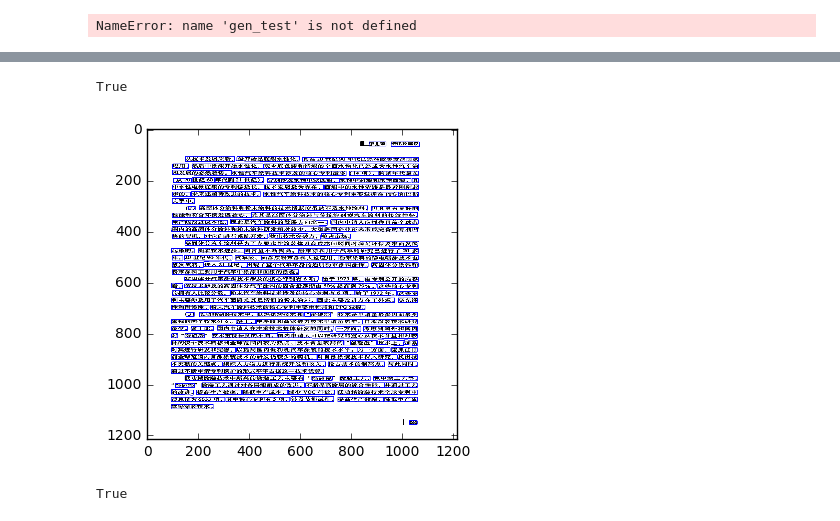
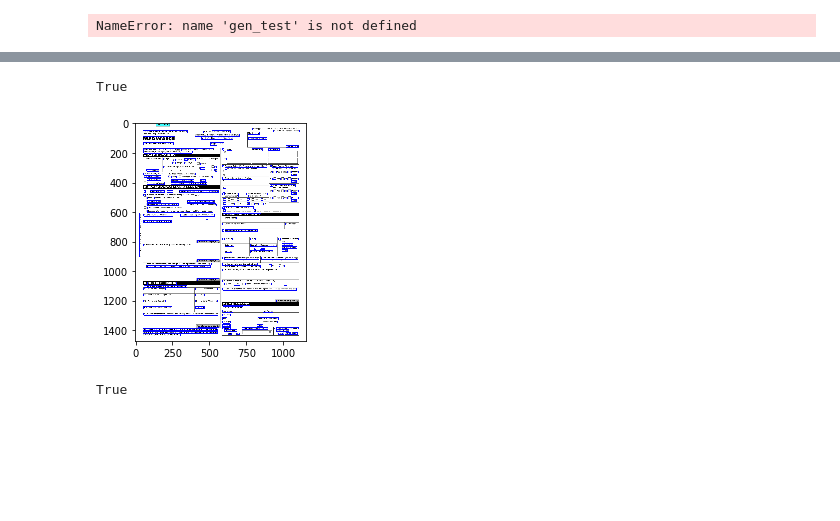
Before and after one commit to xiaomaxiao/PSENET, a Jupyter notebook: psenet_train_BLINEAR.ipynb, the cells around one changed output, grey strips where cells are left out. Saved outputs shown, nothing was run; the diff lists cells and outputs as text; code cells hidden in the pictures; blank space fills up the shorter version.

```diff
--- a/psenet_train_BLINEAR.ipynb
+++ b/psenet_train_BLINEAR.ipynb
@@ -286,10 +286,9 @@ with tqdm.tqdm(total = len(imagesfile)) as bar:
                 save_MTWI_2108_resault(os.path.join(dir,base_name+'.txt'),np.array(rects)*2,scalex ,scaley)
 # %%
 
-MAX_LEN = 1240
+MAX_LEN = 1500
 #images = cv2.imread('E:\psenet-MTWI\document\mtwi_2018_task2_test\icpr_mtwi_task2\image_test\TB107c7ejgy_uJjSZJnCczuOXXa.jpg')
-images = cv2.imread(r'2019_05_05_17_45_06_268.png')
-h,w = images.shape[0:2]
+images = cv2.imread('./r1.png')
 h,w = images.shape[0:2]
 
 
@@ -404,10 +387,10 @@ array([[[255, 255, 255],
         [255, 255, 255]]], dtype=uint8)
 # %%
 plt.imshow(imagetest)
-cv2.imwrite('test2.jpg',imagetest)
+cv2.imwrite('test7.jpg',imagetest)
 # %% [output]
 True
-[figure, old version]
+[figure, new version]
 # %%
 h = r'E:\psenet-MTWI\document\mtwi_2018_task2_test\icpr_mtwi_task2\image_test\LB1gXi2JVXXXXXUXFXXXXXXXXXX.jpg'
 images=cv2.imdecode(np.fromfile(h,dtype=np.uint8),-1)
```
Also changed, not shown: parts of 11 cells of this notebook, 7 other files.
